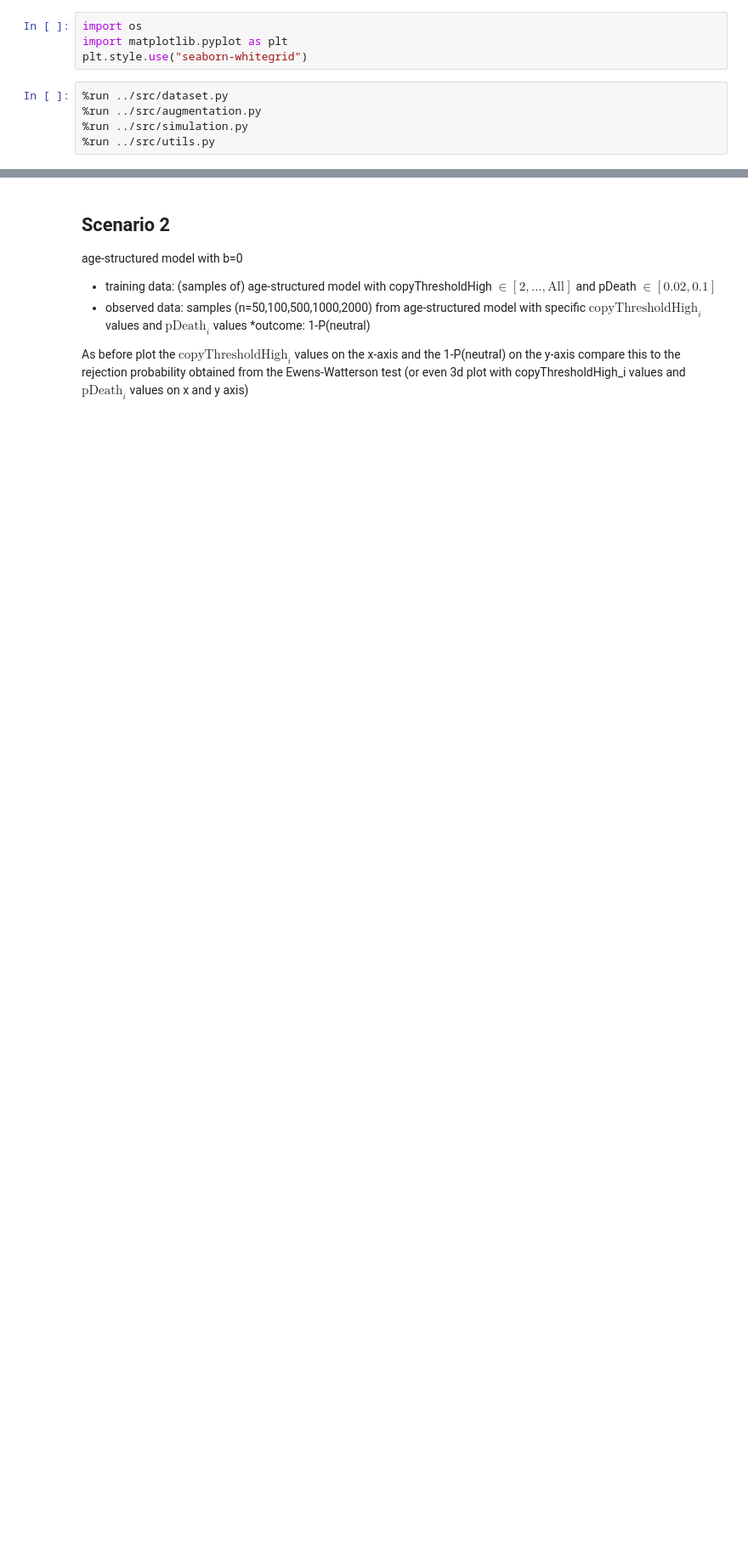
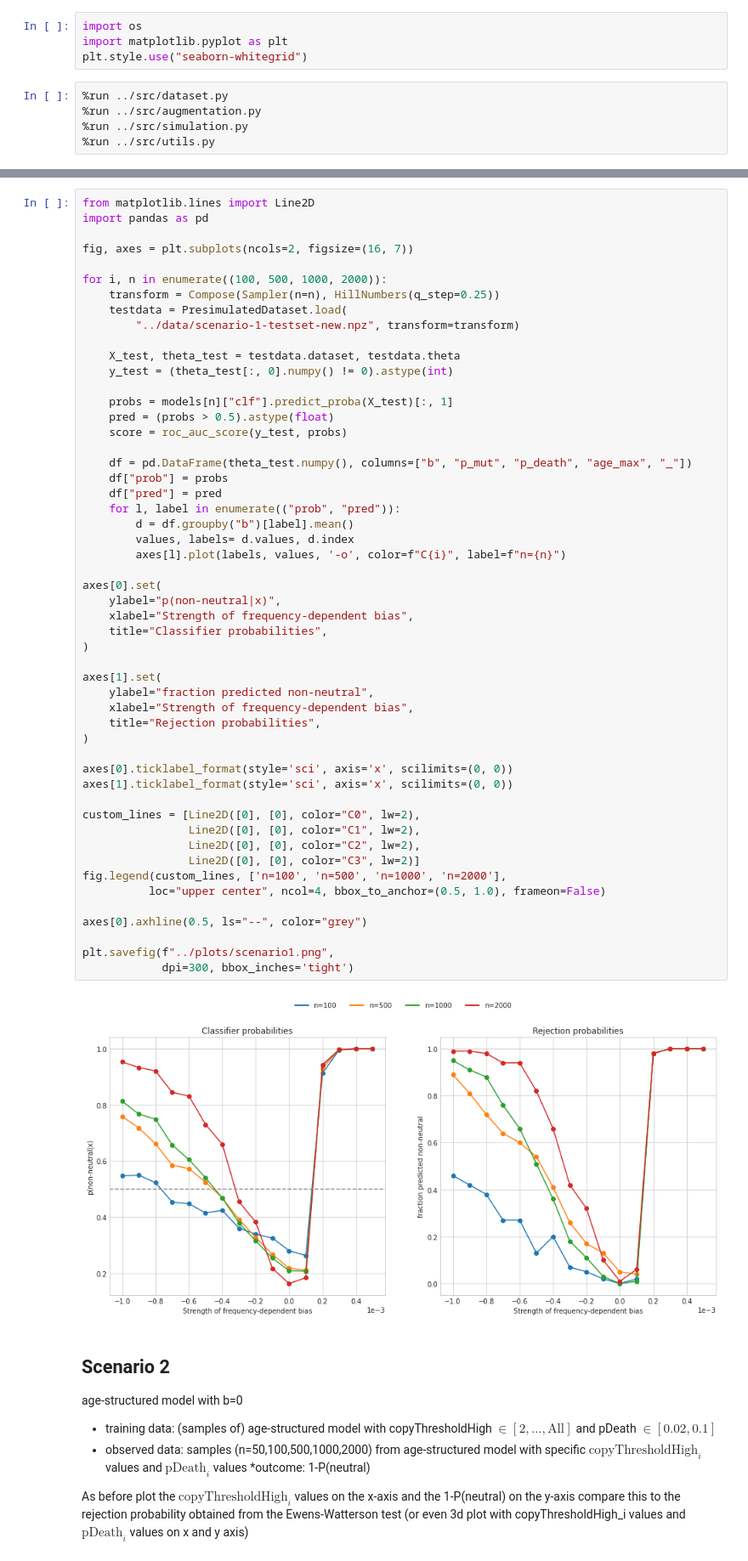
Before and after one commit to annenna4/Interplay-between-age-structure-and-cultural-transmission, a Jupyter notebook: notebooks/scenario-analysis.ipynb, the cells around one changed output, grey strips where cells are left out. Shown: that part at 85% size. Cells and saved outputs as stored; diff of their text form; blank space fills up the shorter version.

```diff
--- a/notebooks/scenario-analysis.ipynb
+++ b/notebooks/scenario-analysis.ipynb
@@ -141,3 +81,57 @@ plt.savefig(f"../plots/scenario1.png",
+# %%
+from matplotlib.lines import Line2D
+import pandas as pd
+
+fig, axes = plt.subplots(ncols=2, figsize=(16, 7))
+
+for i, n in enumerate((100, 500, 1000, 2000)):
+    transform = Compose(Sampler(n=n), HillNumbers(q_step=0.25))
+    testdata = PresimulatedDataset.load(
+        "../data/scenario-1-testset-new.npz", transform=transform)
+
+    X_test, theta_test = testdata.dataset, testdata.theta
+    y_test = (theta_test[:, 0].numpy() != 0).astype(int)
+
+    probs = models[n]["clf"].predict_proba(X_test)[:, 1]
+    pred = (probs > 0.5).astype(float)
+    score = roc_auc_score(y_test, probs)
+
+    df = pd.DataFrame(theta_test.numpy(), columns=["b", "p_mut", "p_death", "age_max", "_"])
+    df["prob"] = probs
+    df["pred"] = pred
+    for l, label in enumerate(("prob", "pred")):
+        d = df.groupby("b")[label].mean()
+        values, labels= d.values, d.index
+        axes[l].plot(labels, values, '-o', color=f"C{i}", label=f"n={n}")
+
+axes[0].set(
+    ylabel="p(non-neutral|x)",
+    xlabel="Strength of frequency-dependent bias",
+    title="Classifier probabilities",
+)
+
+axes[1].set(
+    ylabel="fraction predicted non-neutral",
+    xlabel="Strength of frequency-dependent bias",
+    title="Rejection probabilities",
+)
+
+axes[0].ticklabel_format(style='sci', axis='x', scilimits=(0, 0))
+axes[1].ticklabel_format(style='sci', axis='x', scilimits=(0, 0))
+
+custom_lines = [Line2D([0], [0], color="C0", lw=2),
+                Line2D([0], [0], color="C1", lw=2),
+                Line2D([0], [0], color="C2", lw=2),
+                Line2D([0], [0], color="C3", lw=2)]
+fig.legend(custom_lines, ['n=100', 'n=500', 'n=1000', 'n=2000'],
+          loc="upper center", ncol=4, bbox_to_anchor=(0.5, 1.0), frameon=False)
+
+axes[0].axhline(0.5, ls="--", color="grey")
+
+plt.savefig(f"../plots/scenario1.png",
+            dpi=300, bbox_inches='tight')
+# %% [output]
+[figure, added]
 # %% [markdown]
 ## Scenario 2
 
```
Also changed, not shown: parts of 18 cells of this notebook, 4 other files.
